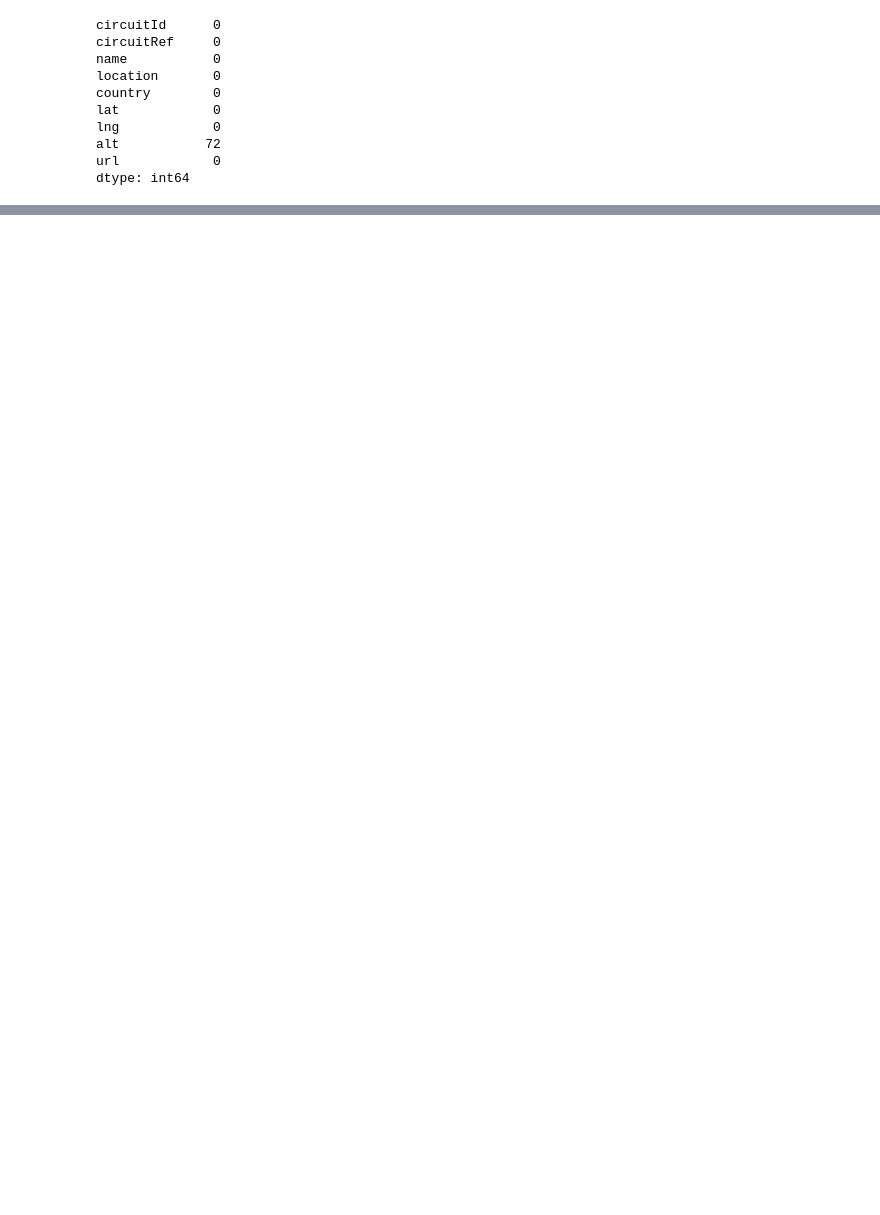
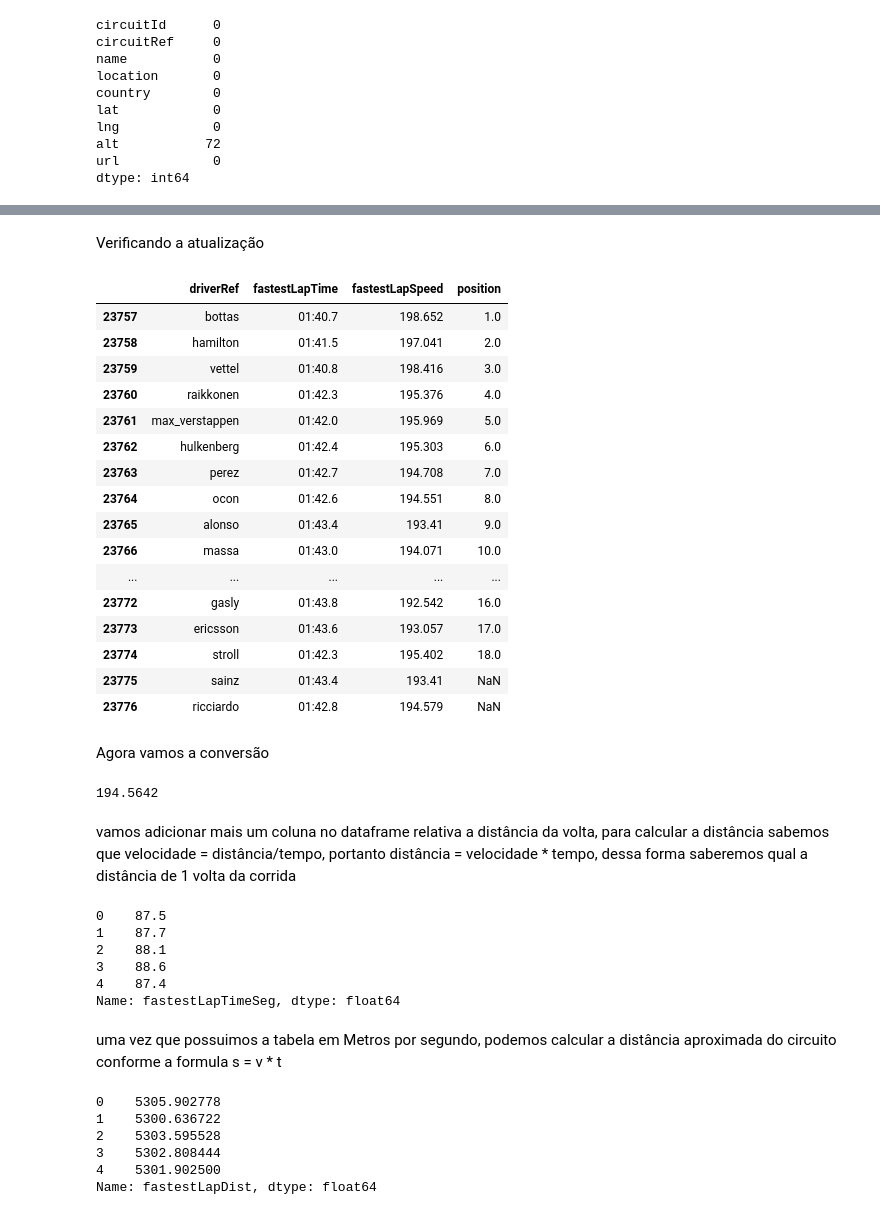
Before and after one commit to renatojmf/analiseDadosF1, a Jupyter notebook: dadosf1.ipynb, the cells around one changed output, grey strips where cells are left out. Cells and saved outputs as stored; diff of their text form; code cells hidden in the pictures; blank space fills up the shorter version.

```diff
--- a/dadosf1.ipynb
+++ b/dadosf1.ipynb
@@ -121,0 +414,44 @@ dtype: int64
+# %%
+df.loc[23764,['fastestLapSpeed']] = '194.551'
+# %% [markdown]
+Verificando a atualização
+# %%
+df[(df['year'] == 2017) & (df['country'] == 'UAE')][['driverRef', 'fastestLapTime','fastestLapSpeed','position']]
+# %% [output]
+|  | driverRef | fastestLapTime | fastestLapSpeed | position |
+| 23757 | bottas | 01:40.7 | 198.652 | 1.0 |
+| 23758 | hamilton | 01:41.5 | 197.041 | 2.0 |
+| 23759 | vettel | 01:40.8 | 198.416 | 3.0 |
+| 23760 | raikkonen | 01:42.3 | 195.376 | 4.0 |
+| 23761 | max_verstappen | 01:42.0 | 195.969 | 5.0 |
+| 23762 | hulkenberg | 01:42.4 | 195.303 | 6.0 |
+| 23763 | perez | 01:42.7 | 194.708 | 7.0 |
+| 23764 | ocon | 01:42.6 | 194.551 | 8.0 |
+| 23765 | alonso | 01:43.4 | 193.41 | 9.0 |
+| 23766 | massa | 01:43.0 | 194.071 | 10.0 |
+| ... | ... | ... | ... | ... |
+| 23772 | gasly | 01:43.8 | 192.542 | 16.0 |
+| 23773 | ericsson | 01:43.6 | 193.057 | 17.0 |
+| 23774 | stroll | 01:42.3 | 195.402 | 18.0 |
+| 23775 | sainz | 01:43.4 | 193.41 | NaN |
+| 23776 | ricciardo | 01:42.8 | 194.579 | NaN |
+# %% [markdown]
+Agora vamos a conversão
+# %%
+df['fastestLapSpeed'] = df['fastestLapSpeed'].astype('float64')
+getMeanSpeed = df[(df['year'] == 2017) & (df['country'] == 'UAE')]
+getMeanSpeed['fastestLapSpeed'].mean()
+# %% [output]
+194.5642
+# %% [markdown]
+vamos adicionar mais um coluna no dataframe relativa a distância da volta, para calcular a distância sabemos que velocidade = distância/tempo, portanto distância = velocidade * tempo, dessa forma saberemos qual a distância de 1 volta da corrida
+# %%
+df['fastestLapTimeSeg'] = (df['fastestLapTime'].str.split(':', expand = True)[0].astype('float64') * 60) + df['fastestLapTime'].str.split(':', expand = True)[1].astype('float64')
+df['fastestLapTimeSeg'].head()
+# %% [output]
+0    87.5
+1    87.7
+2    88.1
+3    88.6
+4    87.4
+Name: fastestLapTimeSeg, dtype: float64
@@ -121,0 +460,12 @@ dtype: int64
+# %% [markdown]
+uma vez que possuimos a tabela em Metros por segundo, podemos calcular a distância aproximada do circuito conforme a formula s = v * t
+# %%
+df['fastestLapDist'] = df['fastestLapTimeSeg'] * df['fastestLapSpeedMps']
+df['fastestLapDist'].head()
+# %% [output]
+0    5305.902778
+1    5300.636722
+2    5303.595528
+3    5302.808444
+4    5301.902500
+Name: fastestLapDist, dtype: float64
```
Also changed, not shown: parts of 54 cells of this notebook.
